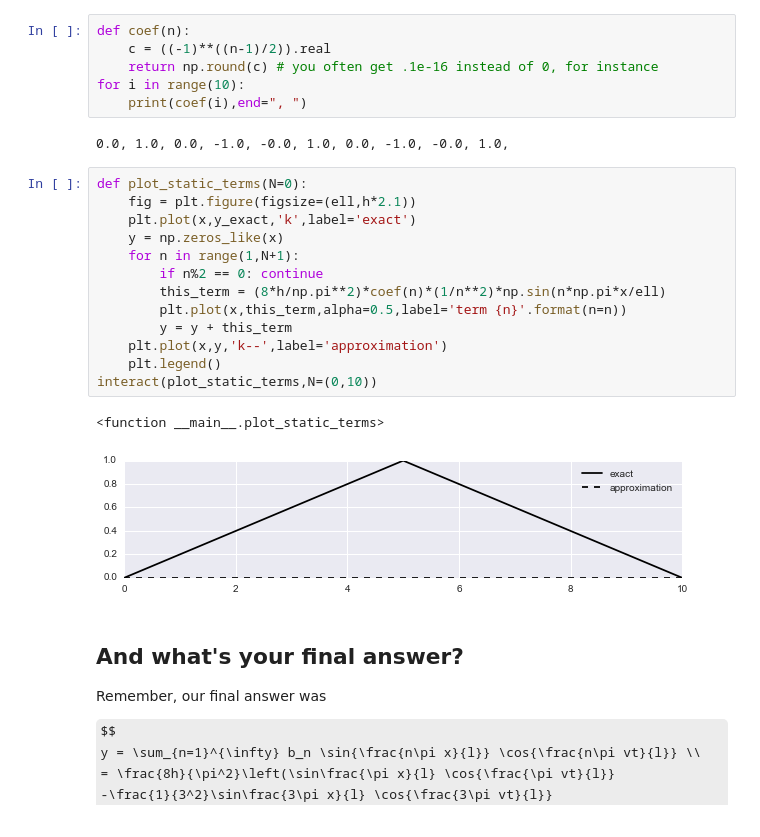
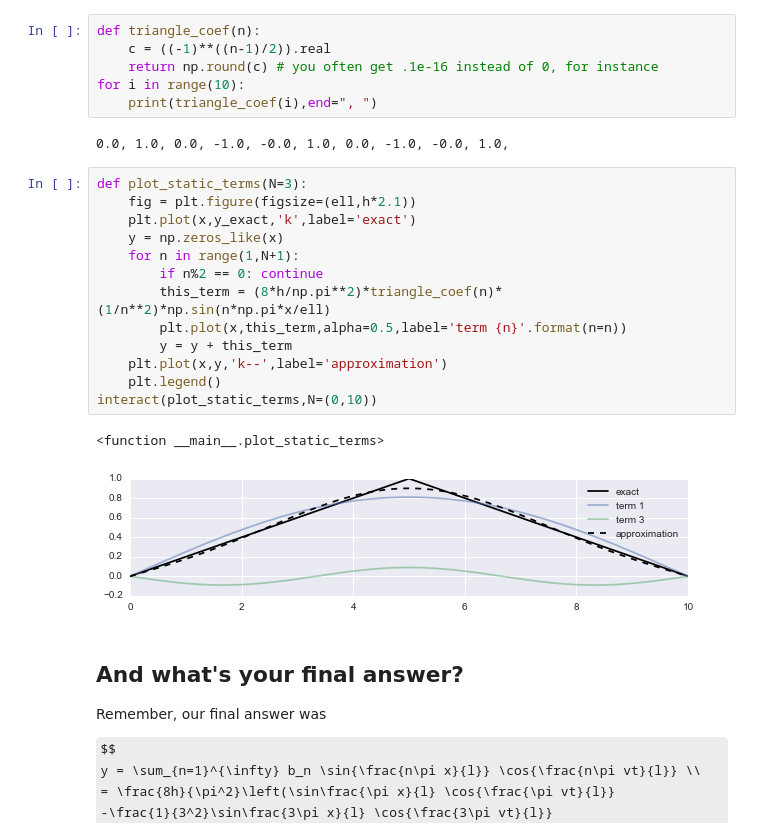
Before and after one commit to mglerner/MathematicalPhysics, a Jupyter notebook: Fourier/Plucked and Hammered String.ipynb, the cells around one changed output. Saved outputs shown, nothing was run; the diff lists cells and outputs as text; some formulas as TeX source.

Commit message:
new defaults for static display

```diff
--- a/Fourier/Plucked and Hammered String.ipynb
+++ b/Fourier/Plucked and Hammered String.ipynb
@@ -101,29 +101,29 @@ $$
 
 and let's just go right ahead and plot that. How are we going to get the series of ones and zeros? $(-1)^{(n-1)/2}$ does it, as long as we're only looking at the real part.
 # %%
-def coef(n):
+def triangle_coef(n):
     c = ((-1)**((n-1)/2)).real
     return np.round(c) # you often get .1e-16 instead of 0, for instance
 for i in range(10):
-    print(coef(i),end=", ")
+    print(triangle_coef(i),end=", ")
 # %% [output]
 0.0, 1.0, 0.0, -1.0, -0.0, 1.0, 0.0, -1.0, -0.0, 1.0,
 # %%
-def plot_static_terms(N=0):
+def plot_static_terms(N=3):
     fig = plt.figure(figsize=(ell,h*2.1))
     plt.plot(x,y_exact,'k',label='exact')
     y = np.zeros_like(x)
     for n in range(1,N+1):
         if n%2 == 0: continue
-        this_term = (8*h/np.pi**2)*coef(n)*(1/n**2)*np.sin(n*np.pi*x/ell)
+        this_term = (8*h/np.pi**2)*triangle_coef(n)*(1/n**2)*np.sin(n*np.pi*x/ell)
         plt.plot(x,this_term,alpha=0.5,label='term {n}'.format(n=n))
         y = y + this_term
     plt.plot(x,y,'k--',label='approximation')
     plt.legend()
 interact(plot_static_terms,N=(0,10))
 # %% [output]
 <function __main__.plot_static_terms>
-[figure, old version]
+[figure, new version]
 # %% [markdown]
 ## And what's your final answer?
 
```
Also changed, not shown: parts of 3 cells of this notebook.
